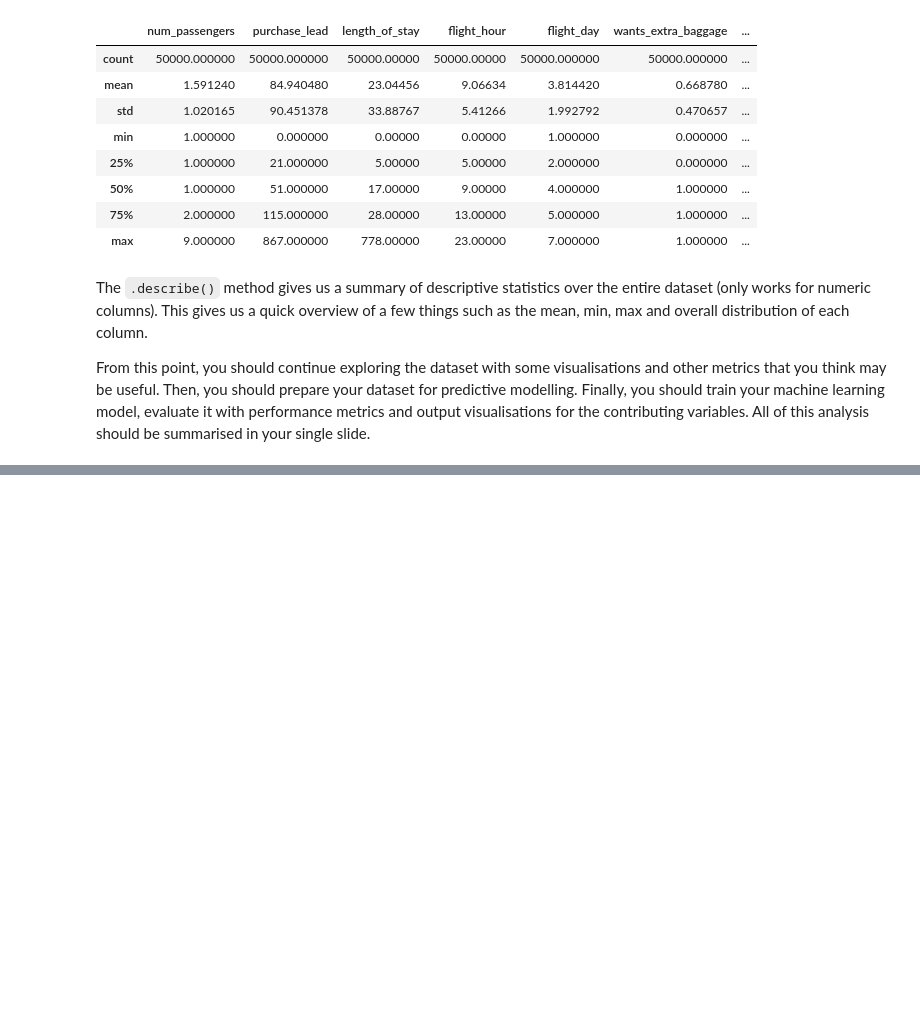
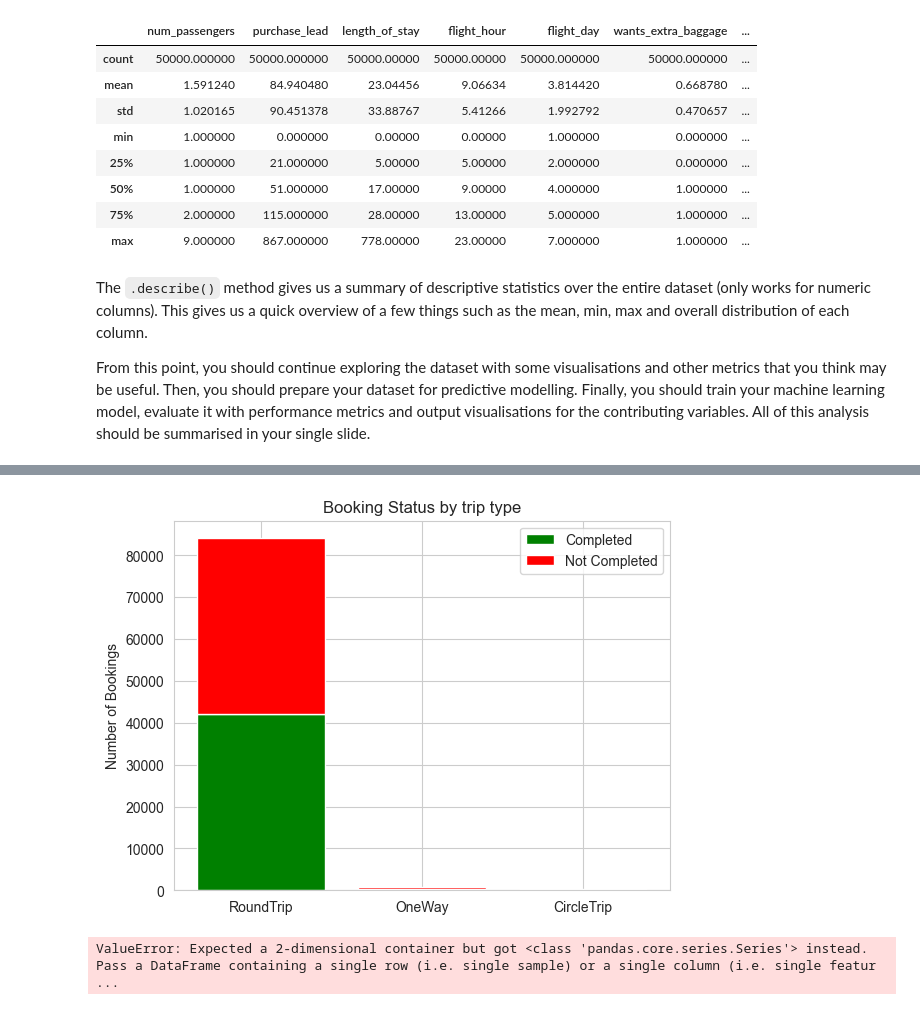
Before and after one commit to nickgeorgemathew/customer-booking-analysis, a Jupyter notebook: customer_booking_analysis.ipynb, the cells around one changed output, grey strips where cells are left out. Saved outputs shown, nothing was run; the diff lists cells and outputs as text; code cells hidden in the pictures; blank space fills up the shorter version.

```diff
--- a/customer_booking_analysis.ipynb
+++ b/customer_booking_analysis.ipynb
@@ -362,0 +229,24 @@ Name: count, dtype: int64
+# %%
+completed_counts=complete['trip_type'].value_counts()
+not_booked_counts=booking_not_complete['trip_type'].value_counts()
+labels=['RoundTrip','OneWay','CircleTrip']
+completed=[completed_counts.get(label,0) for label in  labels]
+not_booked=[not_booked_counts.get(label,0) for label in  labels]
+x = range(len(labels))
+plt.bar(x, completed, label='Completed', color='green')
+plt.bar(x, not_booked, bottom=completed, label='Not Completed', color='red')
+
+# Labeling
+plt.xticks(x, labels)
+plt.ylabel('Number of Bookings')
+plt.title('Booking Status by trip type')
+plt.legend()
+plt.show()
+# %% [output]
+[figure, added]
+# %%
+from sklearn.preprocessing import OneHotEncoder
+
+df['sales_channel_1']=OneHotEncoder().fit_transform(df['sales_channel'].copy())
+# %% [output]
+ValueError: Expected a 2-dimensional container but got <class 'pandas.core.series.Series'> instead. Pass a DataFrame containing a single row (i.e. single sample) or a single column (i.e. single featur ...
```
Also changed, not shown: parts of 42 cells of this notebook, 1 other file.
